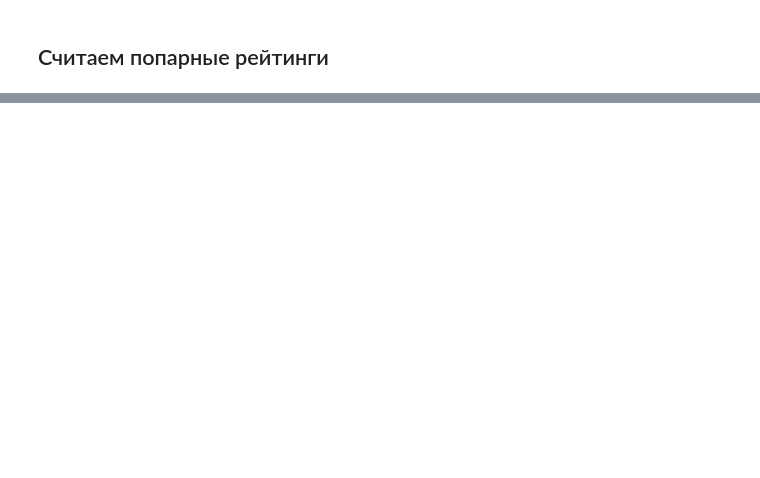
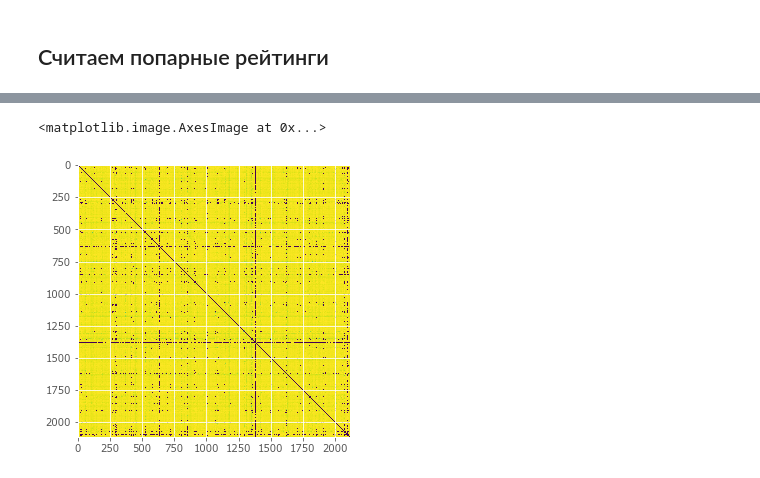
Before and after one commit to shestakoff/minor_da_2017, a Jupyter notebook: seminar14-recsys-proc.ipynb, the cells around one changed output, grey strips where cells are left out. Saved outputs shown, nothing was run; the diff lists cells and outputs as text; code cells hidden in the pictures; blank space fills up the shorter version.

```diff
--- a/seminar14-recsys-proc.ipynb
+++ b/seminar14-recsys-proc.ipynb
@@ -103,0 +164,2 @@ R_train = coo_matrix((df_rates_train.rating,
+# %%
+R_train = R_train.toarray()
@@ -111,0 +194,10 @@ from sklearn.metrics import pairwise_distances
+# %%
+def similarity(u, v):
+    idx = (u != 0) & (v != 0)
+    if any(idx):
+        return -cosine(u[idx], v[idx])+2
+    else:
+        return 0
+# %%
+%%time
+D = pdist(R_train, metric=similarity)
@@ -111,0 +207,7 @@ from sklearn.metrics import pairwise_distances
+# %%
+D = squareform(D)
+# %%
+plt.imshow(D)
+# %% [output]
+<matplotlib.image.AxesImage at 0x...>
+[figure, added]
```
Also changed, not shown: parts of 23 cells of this notebook.
